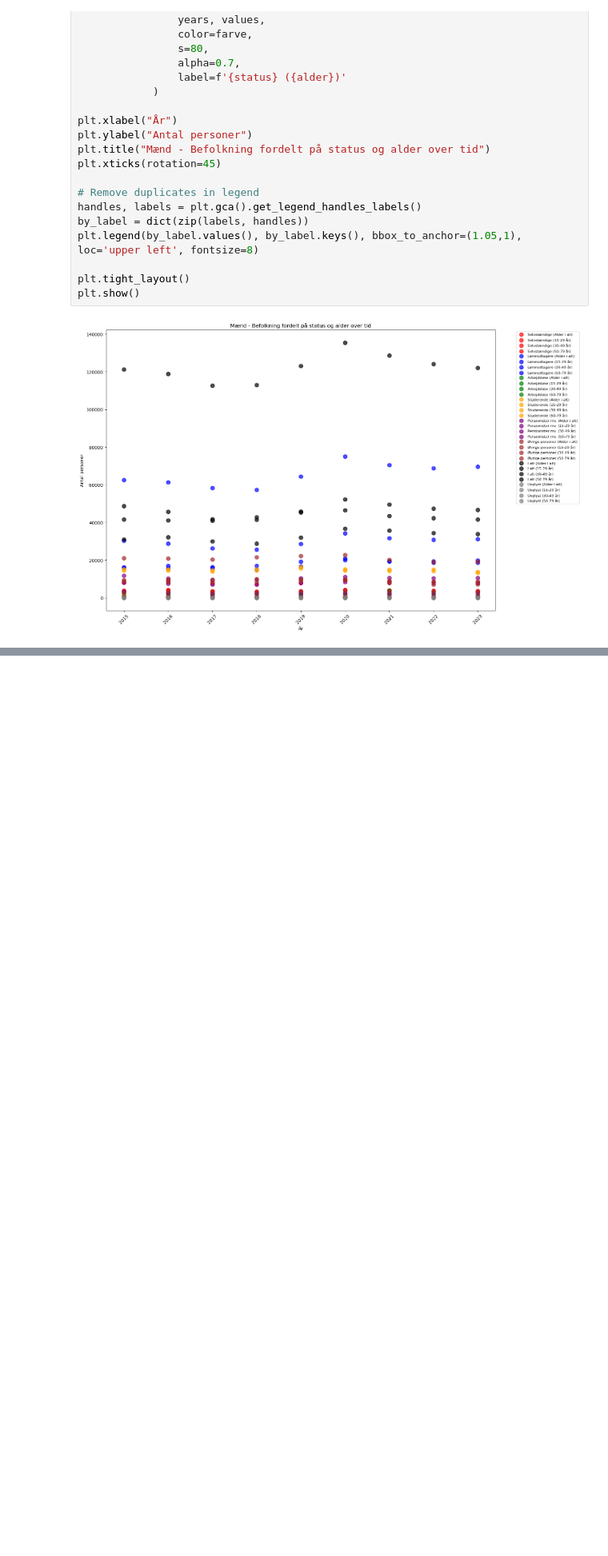
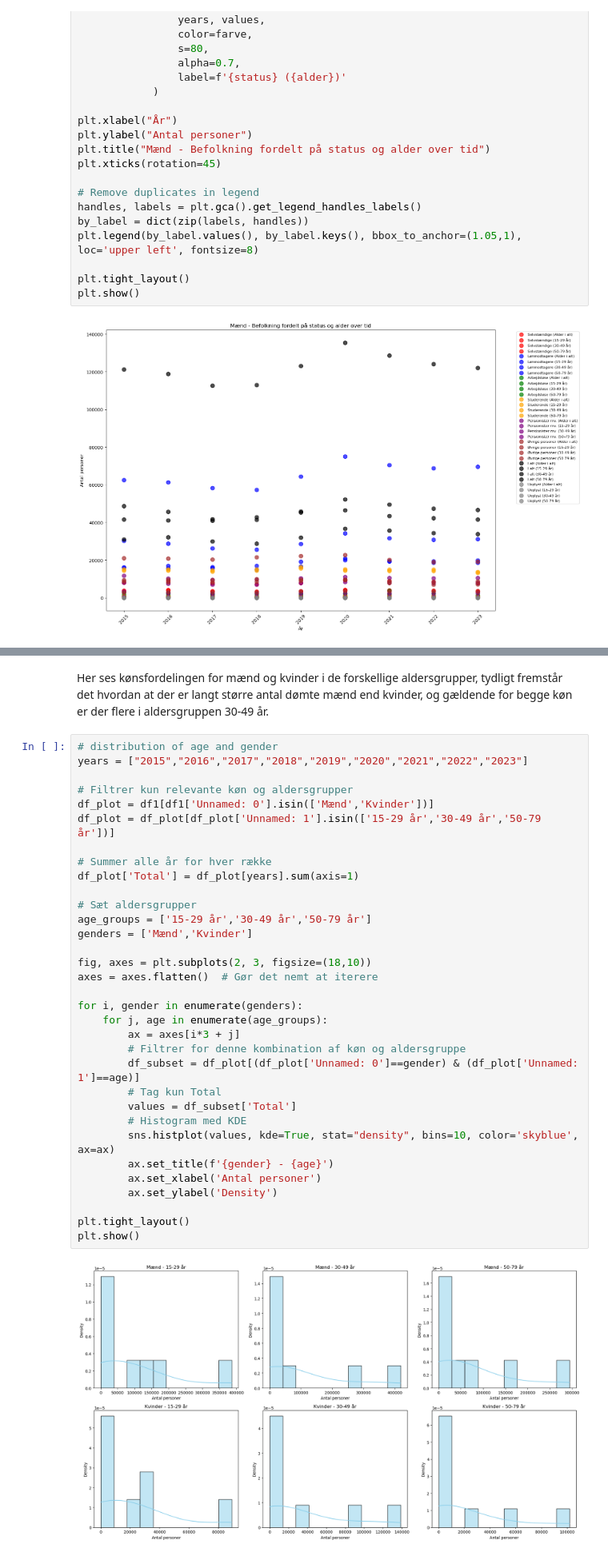
Before and after one commit to malouVich/Eksam-BI-Kriminalitetens-m-nstre-i-Danmark, a Jupyter notebook: Data/KriminalitetensMønstre.ipynb, the cells around one changed output, grey strips where cells are left out. Shown at 80% size. Drawn from its saved outputs; the diff is of its cells as text; blank space fills up the shorter version.

Commit message:
Korte beskriver af hver graf

```diff
--- a/Data/KriminalitetensMønstre.ipynb
+++ b/Data/KriminalitetensMønstre.ipynb
@@ -264,0 +303,37 @@ plt.show()
+# %% [markdown]
+Her ses kønsfordelingen for mænd og kvinder i de forskellige aldersgrupper, tydligt fremstår det hvordan at der er langt større antal dømte mænd end kvinder, og gældende for begge køn er der flere i aldersgruppen 30-49 år.
+# %%
+# distribution of age and gender
+years = ["2015","2016","2017","2018","2019","2020","2021","2022","2023"]
+
+# Filtrer kun relevante køn og aldersgrupper
+df_plot = df1[df1['Unnamed: 0'].isin(['Mænd','Kvinder'])]
+df_plot = df_plot[df_plot['Unnamed: 1'].isin(['15-29 år','30-49 år','50-79 år'])]
+
+# Summer alle år for hver række
+df_plot['Total'] = df_plot[years].sum(axis=1)
+
+# Sæt aldersgrupper
+age_groups = ['15-29 år','30-49 år','50-79 år']
+genders = ['Mænd','Kvinder']
+
+fig, axes = plt.subplots(2, 3, figsize=(18,10))
+axes = axes.flatten()  # Gør det nemt at iterere
+
+for i, gender in enumerate(genders):
+    for j, age in enumerate(age_groups):
+        ax = axes[i*3 + j]
+        # Filtrer for denne kombination af køn og aldersgruppe
+        df_subset = df_plot[(df_plot['Unnamed: 0']==gender) & (df_plot['Unnamed: 1']==age)]
+        # Tag kun Total
+        values = df_subset['Total']
+        # Histogram med KDE
+        sns.histplot(values, kde=True, stat="density", bins=10, color='skyblue', ax=ax)
+        ax.set_title(f'{gender} - {age}')
+        ax.set_xlabel('Antal personer')
+        ax.set_ylabel('Density')
+
+plt.tight_layout()
+plt.show()
+# %% [output]
+[figure, added]
```
Also changed, not shown: parts of 10 cells of this notebook.
